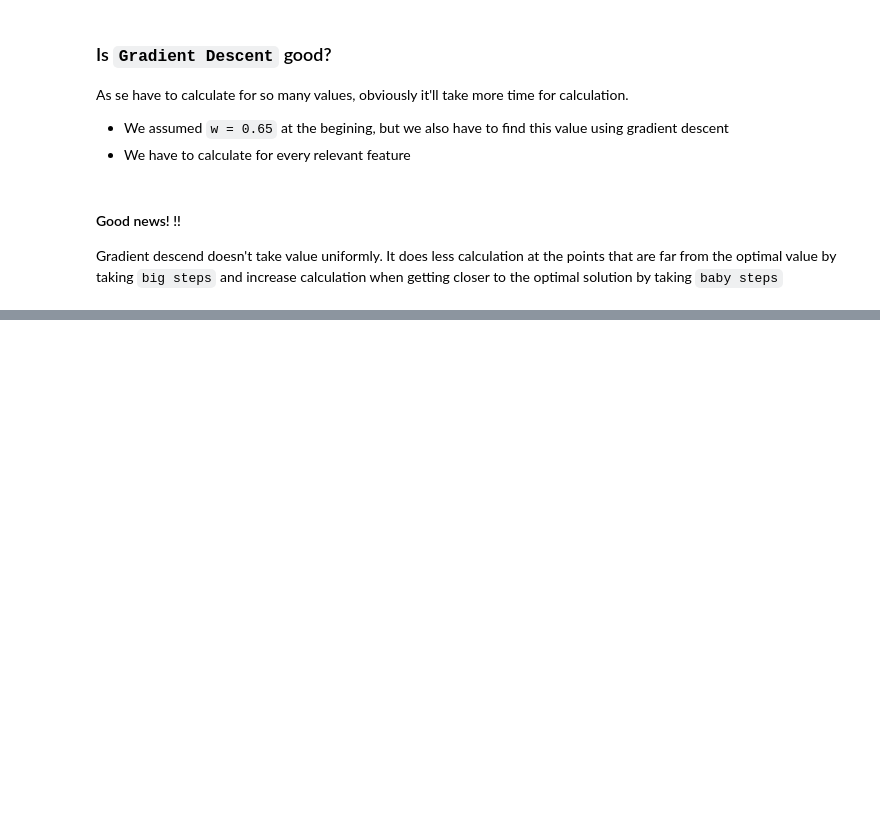
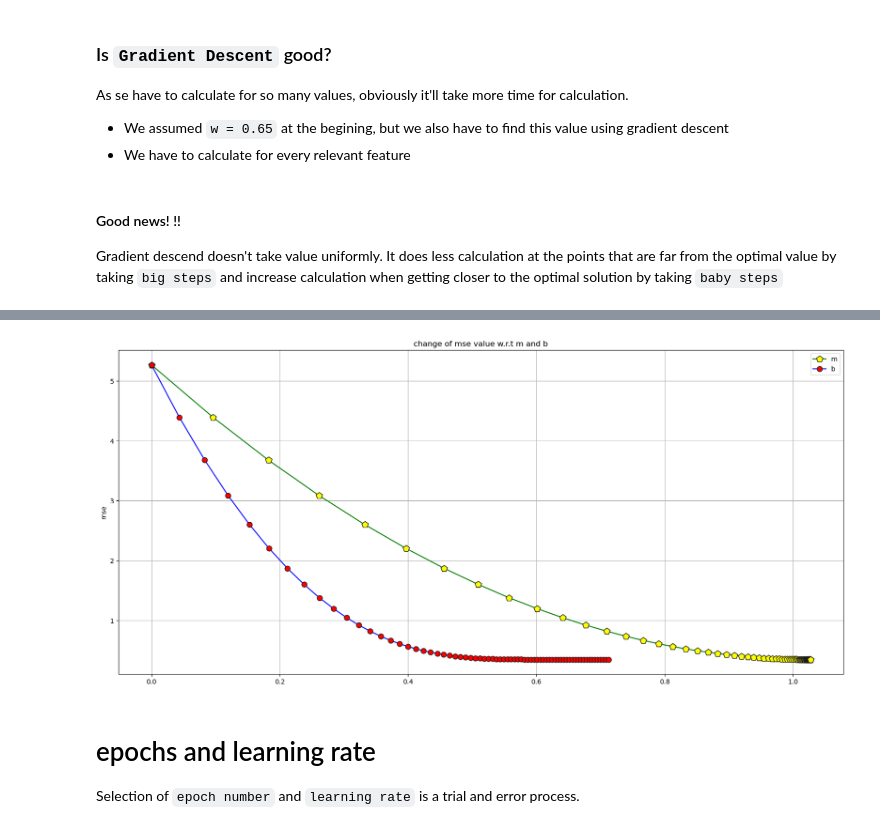
Before and after one commit to ikReza/ML-algorithms, a Jupyter notebook: methods/Gradient Descent/Untitled.ipynb, the cells around one changed output, grey strips where cells are left out. Cells and saved outputs as stored; diff of their text form; code cells hidden in the pictures; blank space fills up the shorter version.

Commit message:
gradient descent function

```diff
--- a/methods/Gradient Descent/Untitled.ipynb
+++ b/methods/Gradient Descent/Untitled.ipynb
@@ -179,14 +179,14 @@ def find_mse(b):
     y2 = [(w*val + b) for val in xx]
 
     # find residuals
-    sum = 0
+    sum_residuals = 0
 
     for i in range(3):
         res = y2[i] - y1[i]
         print(f"residual-{i+1} = {res:0.3f}")
-        sum += res**2
+        sum_residuals += res**2
 
-    error = sum/3
+    error = sum_residuals/3
     print(f"mse for b = {b} is {error}")
     return error
 # %% [markdown]
@@ -288,0 +334,28 @@ Gradient descend doesn't take value uniformly. It does less calculation at the p
+# %%
+def gradient_descent(x, y, epochs=10, lr=0.01):
+    m_curr, b_curr = 0, 0
+    n = len(x)
+    val_m, val_b, mse = [], [], []
+
+    for epoch in range(epochs):
+        # y = mx + b
+        y_pred = m_curr*x + b
+        # cost/loss function (MSE)
+        cost = (1/n) * sum(val**2 for val in (y-y_pred))
+        val_m.append(m_curr)
+        val_b.append(b_curr)
+        mse.append(cost)
+        # derivatives
+        m_der = (-2/n) * sum(x*(y-y_pred))
+        b_der = (-2/n) * sum(y-y_pred)
+        # update m and b
+        m_curr -= lr * m_der
+        b_curr -= lr * b_der
+
+        print(f"iteration: {epoch} => m: {m_curr}, b: {b_curr}, mse: {cost}")
+    return val_m, val_b, mse
+# %%
+x = np.array([0.5, 2.3, 2.9])
+y = np.array([1.4, 1.9, 3.2])
+
+val = gradient_descent(x, y, epochs=70)
@@ -288,0 +380,15 @@ Gradient descend doesn't take value uniformly. It does less calculation at the p
+# %%
+# val[0,1, 2] = [m, b, mse]
+plt.figure(figsize=(20, 9))
+plt.plot(val[0], val[2], "p-", c='green', markerfacecolor='yellow', markeredgecolor='k', label="m", ms=10)
+plt.plot(val[1], val[2], "o-", c='blue', markerfacecolor='red', markeredgecolor='k', label="b", ms=8)
+plt.ylabel("mse")
+plt.title("change of mse value w.r.t m and b")
+plt.legend()
+plt.grid();
+# %% [output]
+[figure, added]
+# %% [markdown]
+# epochs and learning rate
+
+Selection of `epoch number` and `learning rate` is a trial and error process.
```
Also changed, not shown: parts of 13 cells of this notebook.
